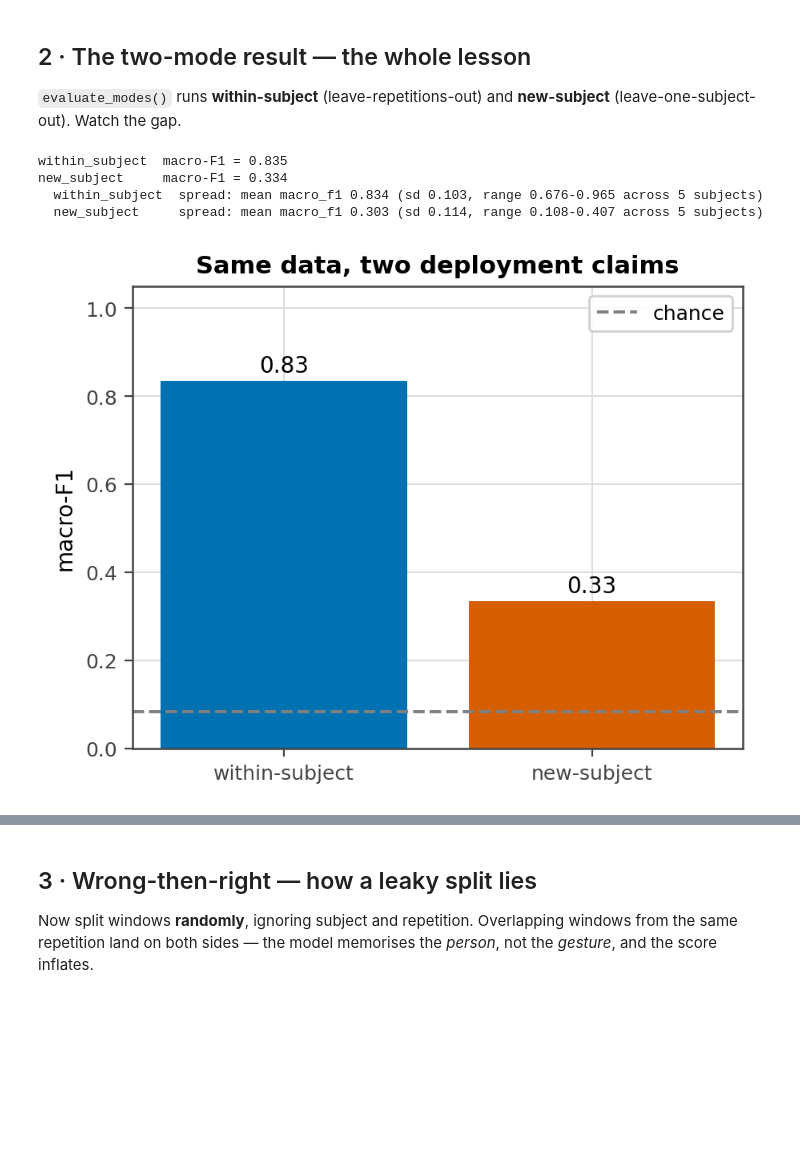
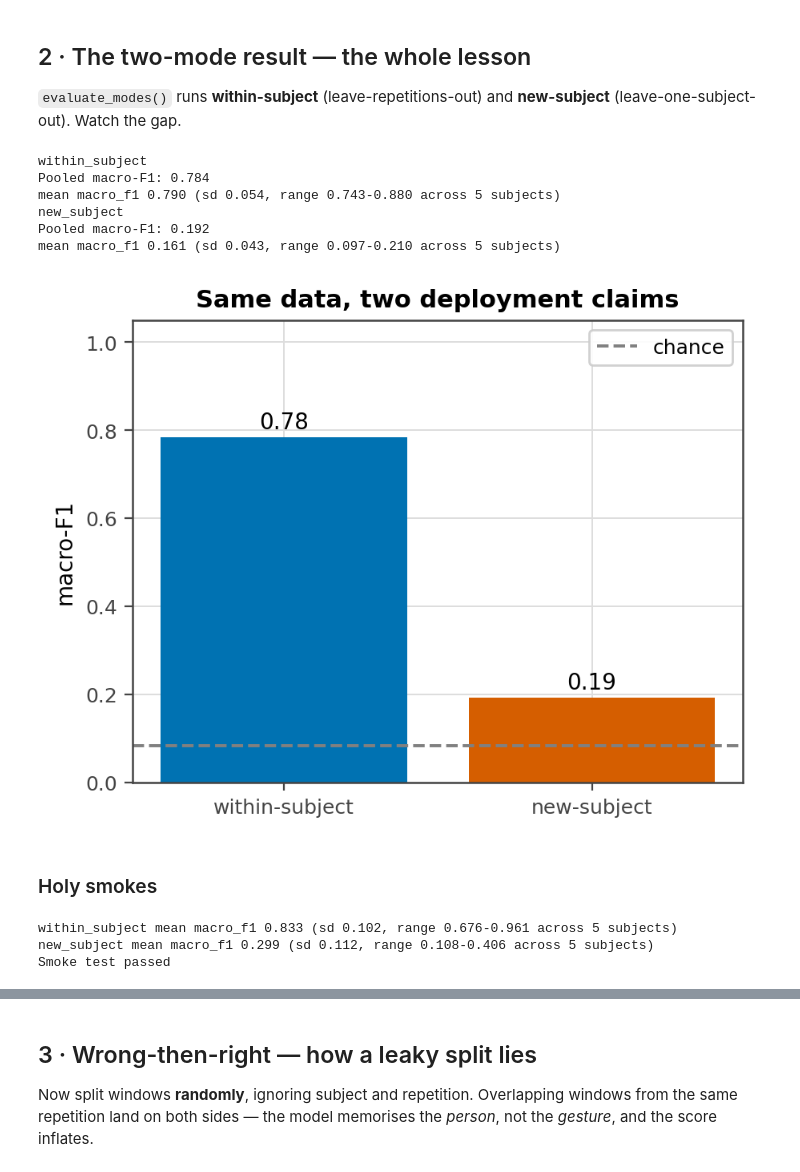
Before and after one commit to Vbarnabas/CM2013, a Jupyter notebook: notebooks/track_emg_ninapro.ipynb, the cells around one changed output, grey strips where cells are left out. Saved outputs shown, nothing was run; the diff lists cells and outputs as text; code cells hidden in the pictures; blank space fills up the shorter version.

Commit message:
Integrated and evaluated baseline pipeline

```diff
--- a/notebooks/track_emg_ninapro.ipynb
+++ b/notebooks/track_emg_ninapro.ipynb
@@ -222,20 +224,46 @@ Validated Baseline macro-F1 Score: 0.192
 
 `evaluate_modes()` runs **within-subject** (leave-repetitions-out) and **new-subject** (leave-one-subject-out). Watch the gap.
 # %%
-modes = track.evaluate_modes(recs)
-from sklearn.metrics import f1_score
-vals = {k: f1_score(v['y_true'], v['y_pred'], average='macro') for k, v in modes.items()}
-for k, v in vals.items(): print(f'{k:15s} macro-F1 = {v:.3f}')
-for k, v in modes.items(): print(f'  {k:15s} spread:', v['summary'])
+# TODO: Explain in report why balanced
+cfg = {"seed": 0, "imbalance": "balanced"}
+
+modes = track.evaluate_modes(recs, cfg=cfg)
+
+for name, result in modes.items():
+    print(name)
+    print("Pooled macro-F1:", result["macro_f1"])
+    print(result["summary"])
+
+vals = {name: result["macro_f1"] for name, result in modes.items()}
 fig, ax = plt.subplots(figsize=(4.6, 3.6))
 ax.bar(['within-subject', 'new-subject'], [vals['within_subject'], vals['new_subject']], color=['C0', 'C3'])
 for i, v in enumerate([vals['within_subject'], vals['new_subject']]): ax.text(i, v+0.02, f'{v:.2f}', ha='center')
 ax.axhline(1/len(track.meta.classes), ls='--', color='gray', label='chance')
 ax.set_ylabel('macro-F1'); ax.set_ylim(0, 1.05); ax.legend(); ax.set_title('Same data, two deployment claims')
 plt.tight_layout(); plt.show()
 # %% [output]
-within_subject  macro-F1 = 0.835
-new_subject     macro-F1 = 0.334
-  within_subject  spread: mean macro_f1 0.834 (sd 0.103, range 0.676-0.965 across 5 subjects)
-  new_subject     spread: mean macro_f1 0.303 (sd 0.114, range 0.108-0.407 across 5 subjects)
+within_subject
+Pooled macro-F1: 0.784
+mean macro_f1 0.790 (sd 0.054, range 0.743-0.880 across 5 subjects)
+new_subject
+Pooled macro-F1: 0.192
+mean macro_f1 0.161 (sd 0.043, range 0.097-0.210 across 5 subjects)
-[figure, old version]
+[figure, new version]
+# %% [markdown]
+### Holy smokes
+# %%
+# Smoke test on synthetic data
+smoke_recs = track.smoke()
+smoke_modes = track.evaluate_modes(smoke_recs, cfg=cfg)
+
+for name, result in smoke_modes.items():
+    assert len(result["y_true"]) > 0
+    assert len(result["y_true"]) == len(result["y_pred"])
+    assert np.isfinite(result["macro_f1"])
+    print(name, result["summary"])
+
+print("Smoke test passed")
+# %% [output]
+within_subject mean macro_f1 0.833 (sd 0.102, range 0.676-0.961 across 5 subjects)
+new_subject mean macro_f1 0.299 (sd 0.112, range 0.108-0.406 across 5 subjects)
+Smoke test passed
```
Also changed, not shown: parts of 8 cells of this notebook, 11 other files.
